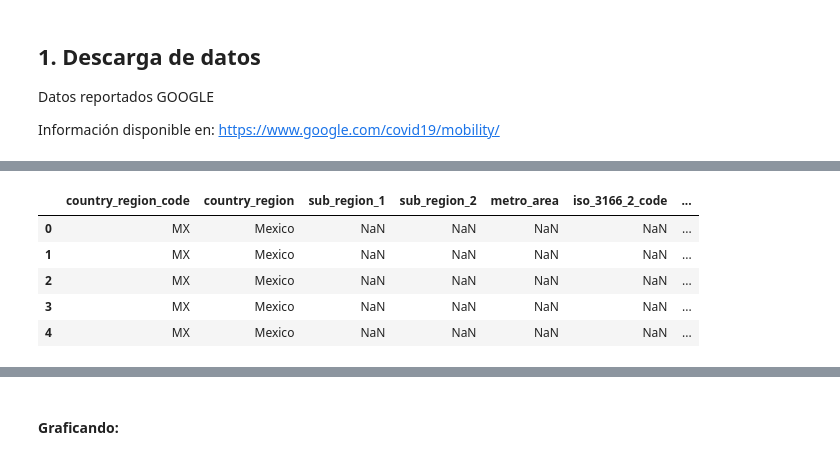
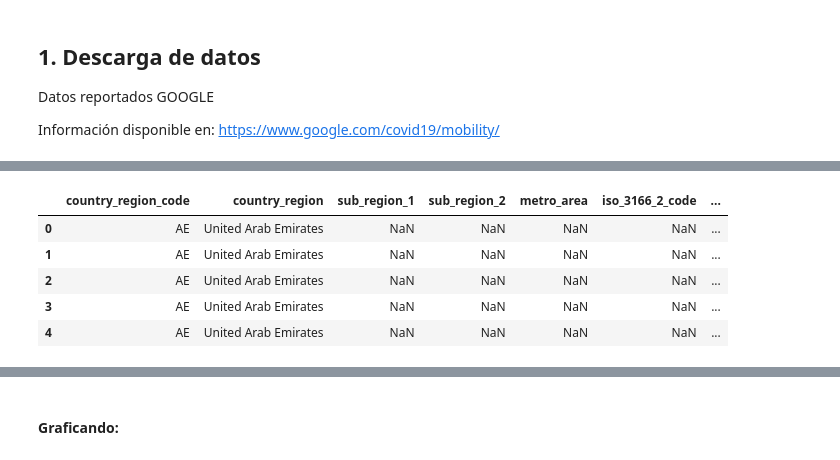
Before and after one commit to benjov/Paper-Covid-2020, a Jupyter notebook: Estadistica_Mobility_NEW.ipynb, the cells around one changed output, grey strips where cells are left out. Drawn from its saved outputs; the diff is of its cells as text; code cells hidden in the pictures.

```diff
--- a/Estadistica_Mobility_NEW.ipynb
+++ b/Estadistica_Mobility_NEW.ipynb
@@ -55,12 +55,12 @@ See: https://github.com/GoogleCloudPlatform/covid-19-open-data/blob/main/docs/ta
 # %%
 #
-Mobility = pd.read_csv('Region_Mobility_Report_CSVs/2020_MX_Region_Mobility_Report.csv', encoding = 'utf-8')
+Mobility = pd.read_csv('https://www.gstatic.com/covid19/mobility/Global_Mobility_Report.csv', encoding = 'utf-8')
 
 Mobility.head()
 # %% [output]
 |  | country_region_code | country_region | sub_region_1 | sub_region_2 | metro_area | iso_3166_2_code | ... |
-| 0 | MX | Mexico | NaN | NaN | NaN | NaN | ... |
-| 1 | MX | Mexico | NaN | NaN | NaN | NaN | ... |
-| 2 | MX | Mexico | NaN | NaN | NaN | NaN | ... |
-| 3 | MX | Mexico | NaN | NaN | NaN | NaN | ... |
-| 4 | MX | Mexico | NaN | NaN | NaN | NaN | ... |
+| 0 | AE | United Arab Emirates | NaN | NaN | NaN | NaN | ... |
+| 1 | AE | United Arab Emirates | NaN | NaN | NaN | NaN | ... |
+| 2 | AE | United Arab Emirates | NaN | NaN | NaN | NaN | ... |
+| 3 | AE | United Arab Emirates | NaN | NaN | NaN | NaN | ... |
+| 4 | AE | United Arab Emirates | NaN | NaN | NaN | NaN | ... |
```
Also changed, not shown: parts of 14 cells of this notebook, 2 other files.
